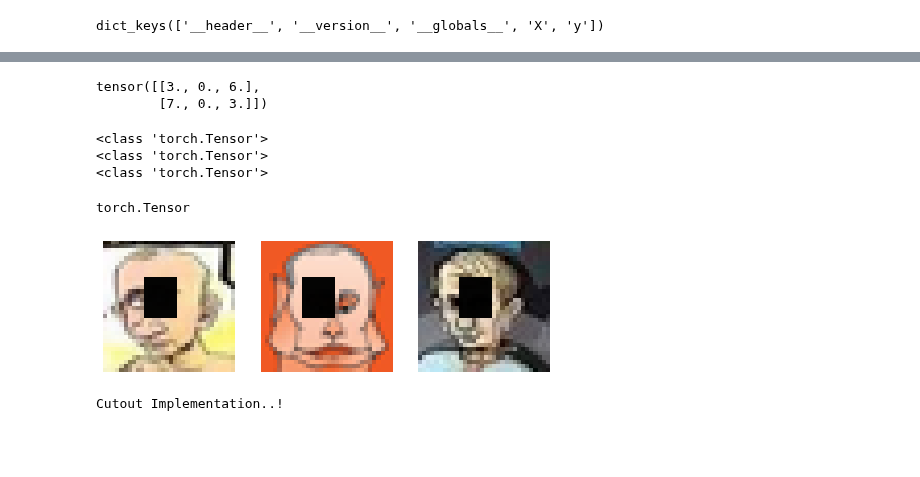
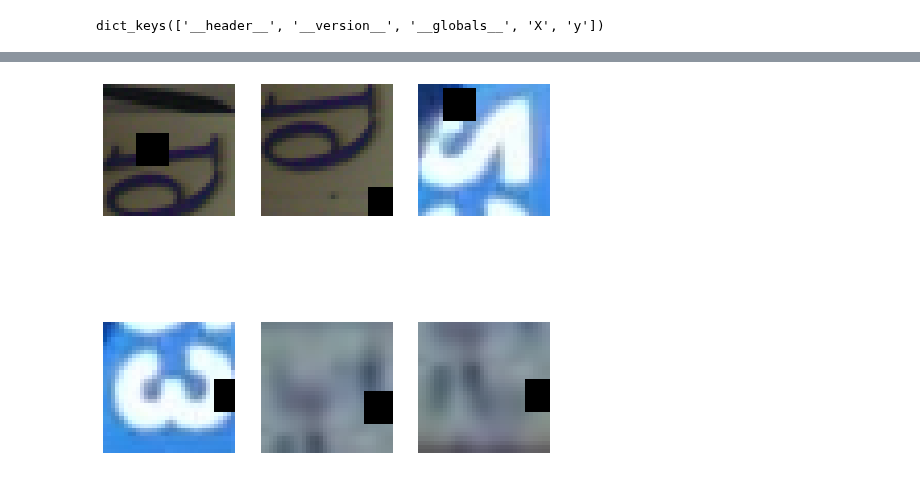
Before and after one commit to lakshmanpadigala/Effect-of-Regularization-on-Image-Classification, a Jupyter notebook: Cutout_Implementation.ipynb, the cells around one changed output, grey strips where cells are left out. Saved outputs shown, nothing was run; the diff lists cells and outputs as text; code cells hidden in the pictures; blank space fills up the shorter version.

```diff
--- a/Cutout_Implementation.ipynb
+++ b/Cutout_Implementation.ipynb
@@ -104,0 +86,5 @@ opt = {
+# %%
+train_x_8 = []
+for image in train_x:
+  train_x_8.append(cut_out(image,1,8))
+# train_x_8 = torch.cat(train_x_8)
@@ -105,37 +100,11 @@ opt = {
 # %%
-def load_image(path):
-    im = Image.open(path).convert('L' if opt['is_grayscale'] else 'RGB')
-    im = im.resize((opt['image_size'],opt['image_size']))
-    im = np.array(im)
-    im = im/256
-    return im
-
 def display_images(imgs,row=1,col=2,w=32,h=32):
     fig=plt.figure(figsize=(8, 8))
     for i in range(1, col*row +1):
-        img = imgs[i-1]
-        fig.add_subplot(row, col, i)
-
-        if opt['is_grayscale']:
-            plt.imshow(img , cmap='gray')
-        else:
-            plt.imshow(img)
-
-        # plt.title("Class:{}".format(classes[i-1]))
-        plt.axis('off')
+      img = imgs[i-1].permute(1,2,0)
+      fig.add_subplot(row, col, i)
+      img = np.array(img)
+      img = img / 256
+      plt.imshow(img)
+      plt.axis('off')
     plt.show()
-
-def load_data():
-    image_list = []
-    im = load_image('/VladimirPutin_0016.png')
-    image_list.append(im)
-    im = load_image('/VladimirPutin_0019.png')
-    image_list.append(im)
-    im = load_image('/VladimirPutin_0028.png')
-    image_list.append(im)
-
-    image_list = np.array(image_list)
-
-    print("Dataset shape:",image_list.shape)
-
-    return image_list
@@ -153,31 +111,4 @@ T2 = torch.Tensor([[1,0,1],[1,0,1]])
-# %%
-T1 * T2
-# %% [output]
-tensor([[3., 0., 6.],
-        [7., 0., 3.]])
-# %%
-cut_out = []
-for img in images:
-  mask = np.ones((32,32), np.float32)
-  mask[9: 19, 10:18] = 5/255
-  mask = torch.from_numpy(mask)
-  img =  torch.from_numpy(img).permute(2,0,1)
-  mask = mask.expand_as(img)
-  temp = img * mask
-  cut_out.append(temp.permute(1,2,0))
-# %% [output]
-<class 'torch.Tensor'>
-<class 'torch.Tensor'>
-<class 'torch.Tensor'>
-# %%
-type(cut_out[0])
-# %% [output]
-torch.Tensor
-# %%
-display_images(cut_out,1,3)
-# %% [output]
-[figure, removed]
-# %%
-print('Cutout Implementation..!')
-# %% [output]
-Cutout Implementation..!
+# %%
+display_images(train_x_8[:6],2,3)
+# %% [output]
+[figure, added]
```
Also changed, not shown: parts of 26 cells of this notebook.
